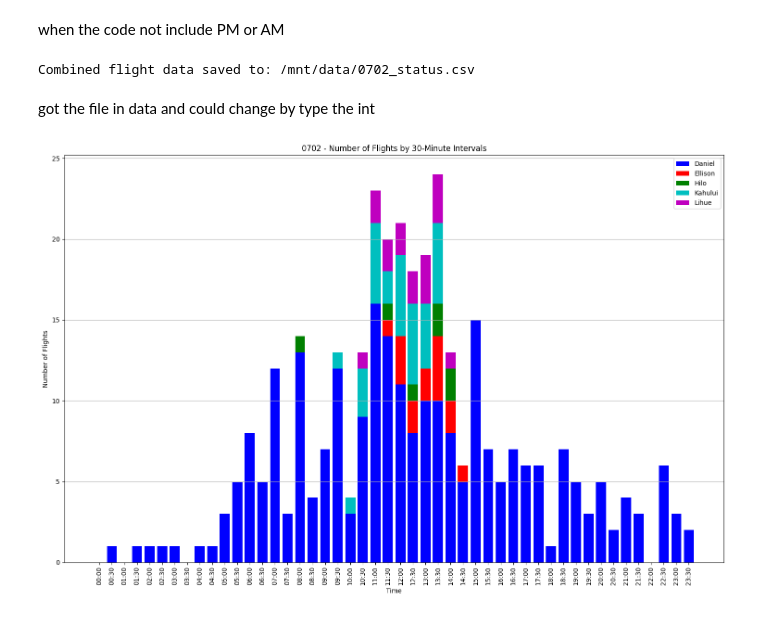
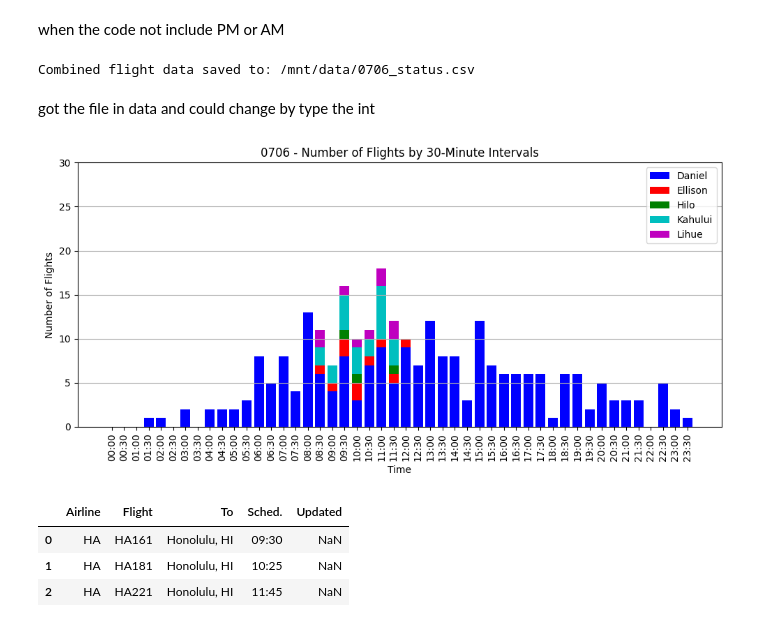
Before and after one commit to ypeng12/Airline, a Jupyter notebook: AirlineGraph.ipynb, the cells around one changed output. Saved outputs shown, nothing was run; the diff lists cells and outputs as text; code cells hidden in the pictures.

Commit message:
Airline graph for Hawaii

```diff
--- a/AirlineGraph.ipynb
+++ b/AirlineGraph.ipynb
@@ -104,8 +104,8 @@ def process_all_files(directory_path, interval_minutes, output_file):
     all_data.to_csv(output_file, index=False)
 
 # Example usage
-directory_path = '/mnt/hawaii0702'  # Adjust this to your actual directory path
-output_file = '/mnt/data/0702_status.csv'  # Adjust this to your desired output file path
+directory_path = '/mnt/hawaii0706'  # Adjust this to your actual directory path
+output_file = '/mnt/data/0706_status.csv'  # Adjust this to your desired output file path
 interval_minutes = 30  # Set this to the desired interval in minutes
 
 # Process all files and save the combined data
@@ -113,10 +113,12 @@ process_all_files(directory_path, interval_minutes, output_file)
 
 print(f"Combined flight data saved to: {output_file}")
 # %% [output]
-Combined flight data saved to: /mnt/data/0702_status.csv
+Combined flight data saved to: /mnt/data/0706_status.csv
 # %% [markdown]
 got the file in data and could change by type the int
 # %%
+import pandas as pd
+import matplotlib.pyplot as plt
 
 # Load the combined data for plotting
 grouped_file_path = output_file
@@ -126,7 +128,6 @@ grouped_flights = pd.read_csv(grouped_file_path)
 grouped_flights['Interval Time'] = pd.to_datetime(grouped_flights['Interval Time'], format='%H:%M')
 
 # Generate a complete range of intervals for the day
-# Need to change the time zone
 time_range = pd.date_range(start='00:00', end='23:59', freq='30T').strftime('%H:%M')
 complete_range = pd.DataFrame(time_range, columns=['Interval Time'])
 
@@ -141,36 +142,54 @@ flight_count_columns = merged_flights.columns.difference(['Interval Time'])
 merged_flights[flight_count_columns] = merged_flights[flight_count_columns].astype(int)
 
 # Plot the data
-plt.figure(figsize=(15, 10))
+plt.figure(figsize=(10, 5))
 
 # Plotting the stacked bar chart
 bottom = None
 colors = ['b', 'r', 'g', 'c', 'm', 'y', 'k']  # Define colors for each airport
 
 for idx, column in enumerate(flight_count_columns):
     if bottom is None:
         plt.bar(merged_flights['Interval Time'], merged_flights[column], color=colors[idx % len(colors)], label=column)
         bottom = merged_flights[column]
     else:
         plt.bar(merged_flights['Interval Time'], merged_flights[column], bottom=bottom, color=colors[idx % len(colors)], label=column)
         bottom += merged_flights[column]
 
 # Add title and labels
-plt.title('0702 - Number of Flights by 30-Minute Intervals')
+# change to the day
+plt.title('0706 - Number of Flights by 30-Minute Intervals')
 plt.xlabel('Time')
 plt.ylabel('Number of Flights')
 
 # Rotate the x-axis labels for better readability
 plt.xticks(rotation=90, ticks=range(0, len(merged_flights), 1))
 
 # Add grid for better readability
 plt.grid(axis='y')
 
 # Add legend
 plt.legend()
 
+# Set the y-axis limit to 30
+plt.ylim(0, 30)
+
 # Display the plot
 plt.tight_layout()
 plt.show()
 # %% [output]
-[figure, old version]
+[figure, new version]
+# %%
+import pandas as pd
+
+# Load the uploaded CSV file
+file_path = '/mnt/hawaii0706/Hilo_0706_2024.csv'
+flights_data = pd.read_csv(file_path)
+
+# Display the first few rows of the data to understand its structure
+flights_data.head()
+# %% [output]
+|  | Airline | Flight | To | Sched. | Updated |
+| 0 | HA | HA161 | Honolulu, HI | 09:30 | NaN |
+| 1 | HA | HA181 | Honolulu, HI | 10:25 | NaN |
+| 2 | HA | HA221 | Honolulu, HI | 11:45 | NaN |
```
Also changed, not shown: parts of 4 cells of this notebook.
